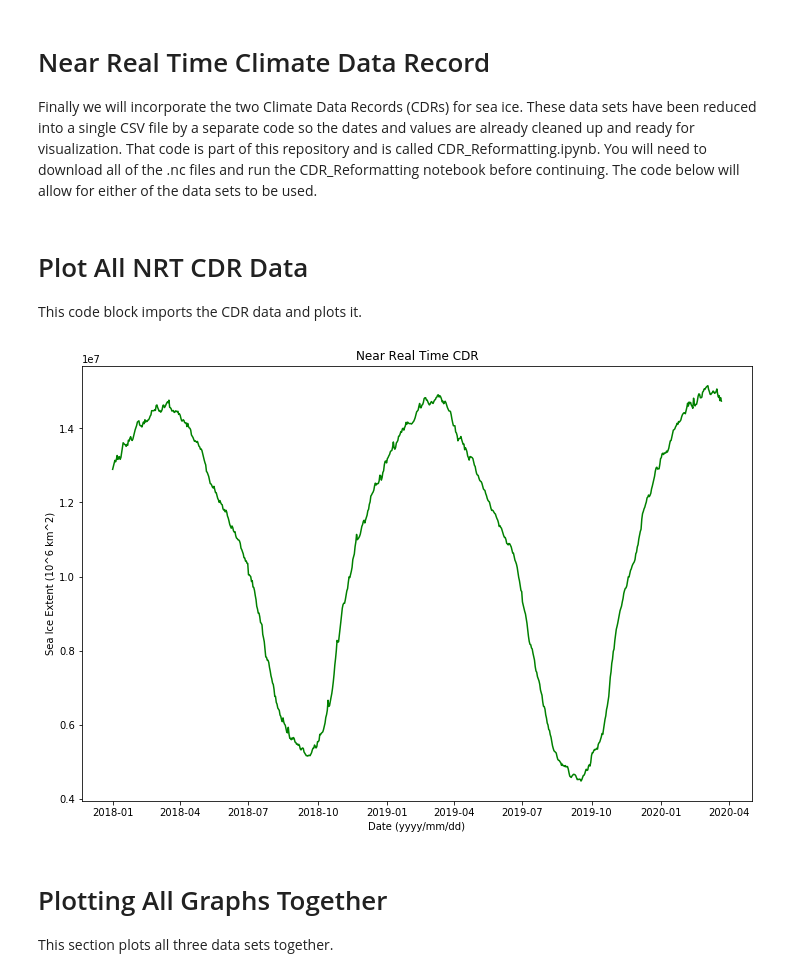
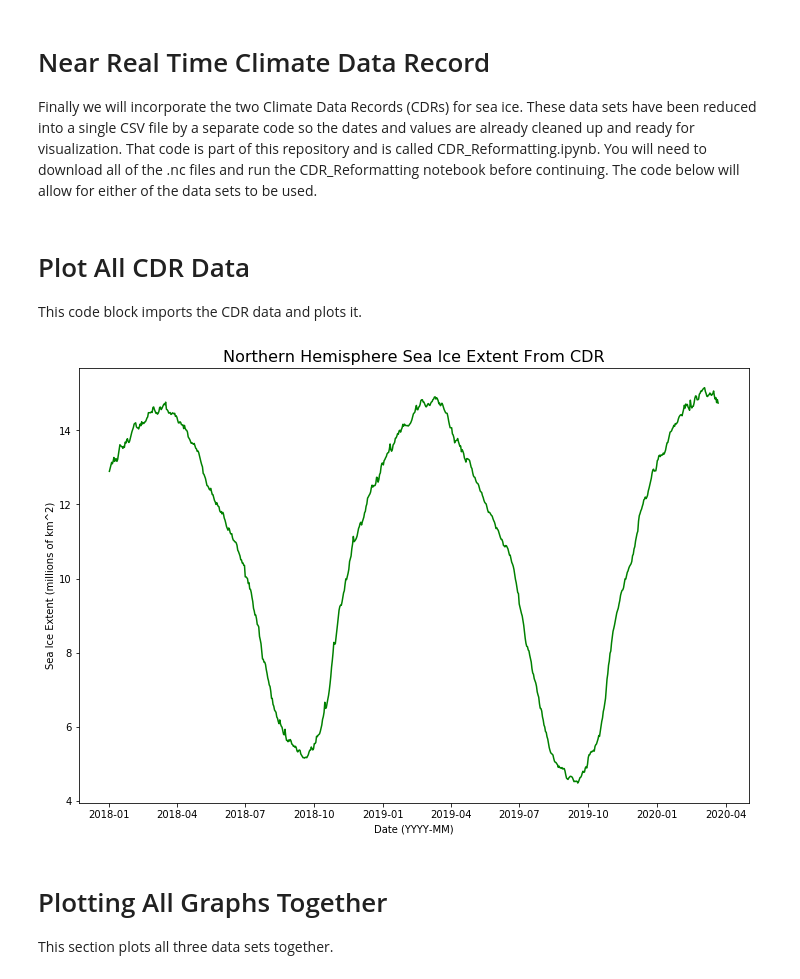
Before and after one commit to michaelavs/Daily-Arctic-Sea-Ice-Extent, a Jupyter notebook: Daily_Arctic_Sea_Ice_Extent.ipynb, the cells around one changed output. Saved outputs shown, nothing was run; the diff lists cells and outputs as text; code cells hidden in the pictures.

```diff
--- a/Daily_Arctic_Sea_Ice_Extent.ipynb
+++ b/Daily_Arctic_Sea_Ice_Extent.ipynb
@@ -211,14 +211,13 @@ plt.show()
 
 Finally we will incorporate the two Climate Data Records (CDRs) for sea ice. These data sets have been reduced into a single CSV file by a separate code so the dates and values are already cleaned up and ready for visualization. That code is part of this repository and is called CDR_Reformatting.ipynb. You will need to download all of the .nc files and run the CDR_Reformatting notebook before continuing. The code below will allow for either of the data sets to be used.
 # %% [markdown]
-#  Plot All NRT CDR Data
+#  Plot All CDR Data
 This code block imports the CDR data and plots it.
 # %%
 #Read in csv file and extract date data
 cdr= pd.read_csv("CDR_daily_tot_extent.csv",parse_dates=True)
 cdr['mmddyyyy'] = pd.to_datetime(cdr['mmddyyyy'], infer_datetime_format=True)
 
-#################################################################################################################################
 def clip_cdr(start,end):
     '''
  Allows you to specify a date range to analyze
@@ -241,19 +240,20 @@ cdr_date_range=clip_cdr(start_date, end_date)
 
 #Uncomment next line to verify all dates have been read in correctly
 #print(srtd_cdr_date_range)
-
-###################################################################################################################################
-# Set up plot size
-fig = plt.subplots(figsize=(12, 8))
-
-#Plot functions
-plt.plot(cdr_date_range['mmddyyyy'],cdr_date_range['extent'],color='green', label='NRT CDR')
-plt.xlabel("Date (yyyy/mm/dd)")
-plt.ylabel("Sea Ice Extent (10^6 km^2)")
-plt.title("Near Real Time CDR")
-plt.show()
-# %% [output]
-[figure, removed]
+# %%
+# Set up plot size
+fig = plt.subplots(figsize=(12, 8))
+
+#Plot functions
+plt.plot(cdr_date_range['mmddyyyy'],cdr_date_range['extent']/10e5,color='green', label='NRT CDR')
+plt.xlabel("Date (YYYY-MM)")
+plt.ylabel("Sea Ice Extent (millions of km^2)")
+plt.title("Northern Hemisphere Sea Ice Extent From CDR",fontsize=16)
+#Uncomment below to save figure with unique name and file type
+#plt.savefig("cdr.png")
+plt.show()
+# %% [output]
+[figure, added]
 # %% [markdown]
 # Plotting All Graphs Together
 This section plots all three data sets together.
```
Also changed, not shown: parts of 5 cells of this notebook, 1 other file.
